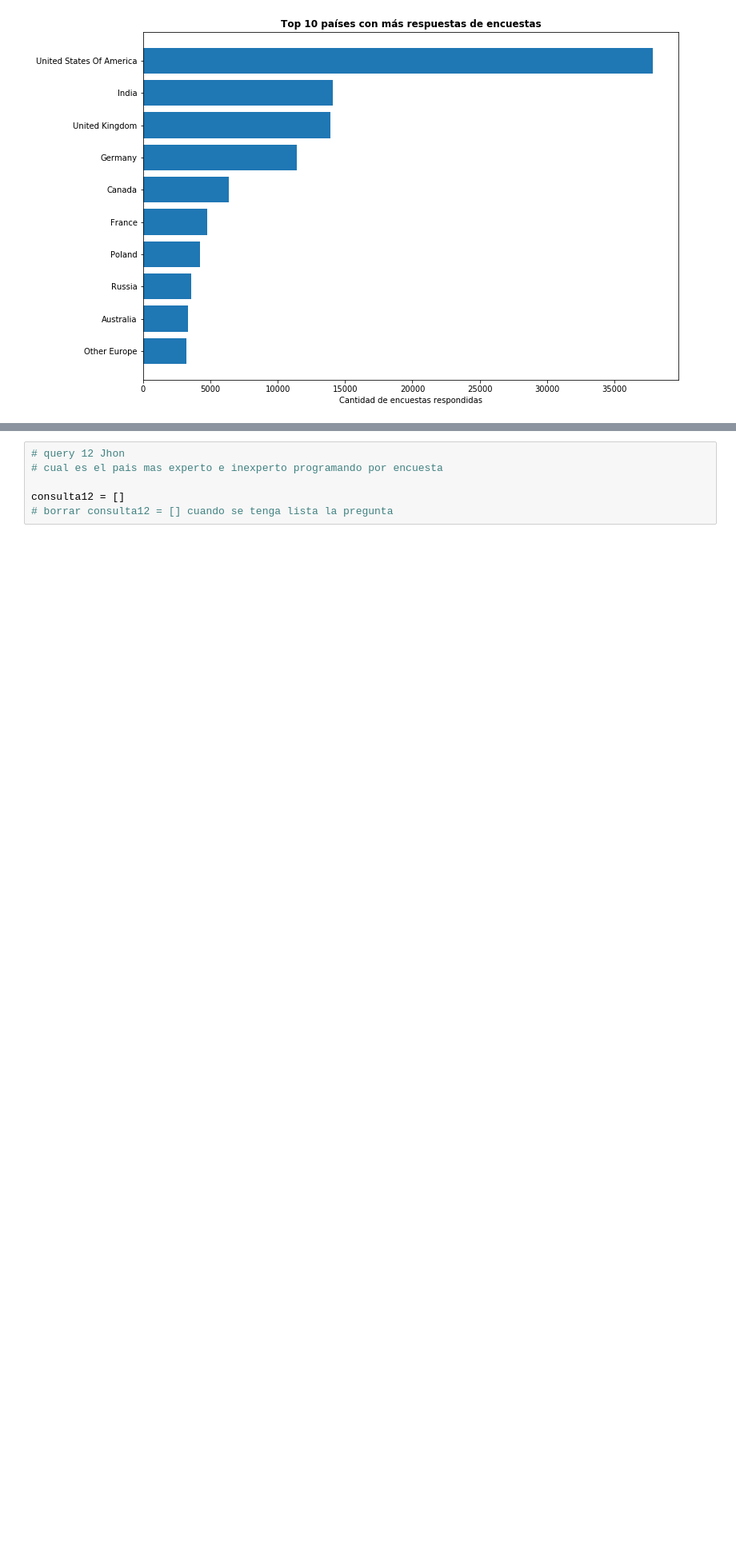
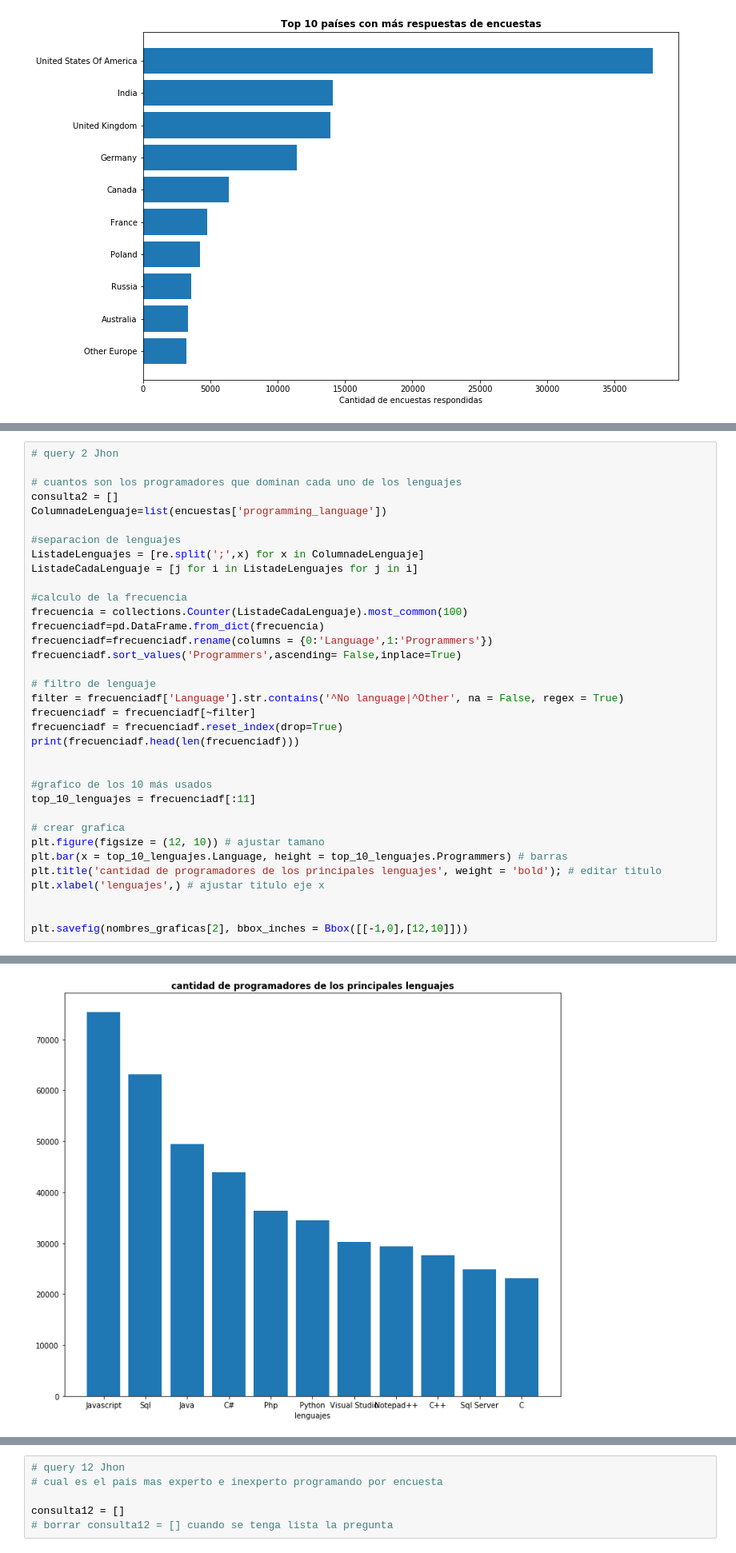
Before and after one commit to Juapatral/encuestas-stack-overflow, a Jupyter notebook: trabajo_final_sbdm_20191.ipynb, the cells around one changed output, grey strips where cells are left out. Shown at 80% size. Drawn from its saved outputs; the diff is of its cells as text; blank space fills up the shorter version.

```diff
--- a/trabajo_final_sbdm_20191.ipynb
+++ b/trabajo_final_sbdm_20191.ipynb
@@ -850,0 +843,36 @@ consulta3 = []
+# %%
+# query 2 Jhon
+
+# cuantos son los programadores que dominan cada uno de los lenguajes
+consulta2 = []
+ColumnadeLenguaje=list(encuestas['programming_language'])
+
+#separacion de lenguajes
+ListadeLenguajes = [re.split(';',x) for x in ColumnadeLenguaje]
+ListadeCadaLenguaje = [j for i in ListadeLenguajes for j in i]
+
+#calculo de la frecuencia
+frecuencia = collections.Counter(ListadeCadaLenguaje).most_common(100)
+frecuenciadf=pd.DataFrame.from_dict(frecuencia)
+frecuenciadf=frecuenciadf.rename(columns = {0:'Language',1:'Programmers'})
+frecuenciadf.sort_values('Programmers',ascending= False,inplace=True)
+
+# filtro de lenguaje
+filter = frecuenciadf['Language'].str.contains('^No language|^Other', na = False, regex = True)
+frecuenciadf = frecuenciadf[~filter]
+frecuenciadf = frecuenciadf.reset_index(drop=True)
+print(frecuenciadf.head(len(frecuenciadf)))
+
+
+#grafico de los 10 más usados
+top_10_lenguajes = frecuenciadf[:11]
+
+# crear grafica
+plt.figure(figsize = (12, 10)) # ajustar tamano
+plt.bar(x = top_10_lenguajes.Language, height = top_10_lenguajes.Programmers) # barras
+plt.title('cantidad de programadores de los principales lenguajes', weight = 'bold'); # editar titulo
+plt.xlabel('lenguajes',) # ajustar titulo eje x
+
+
+plt.savefig(nombres_graficas[2], bbox_inches = Bbox([[-1,0],[12,10]]))
+# %% [output]
@@ -850,0 +896 @@ consulta3 = []
+[figure, added]
```
Also changed, not shown: parts of 32 cells of this notebook.
